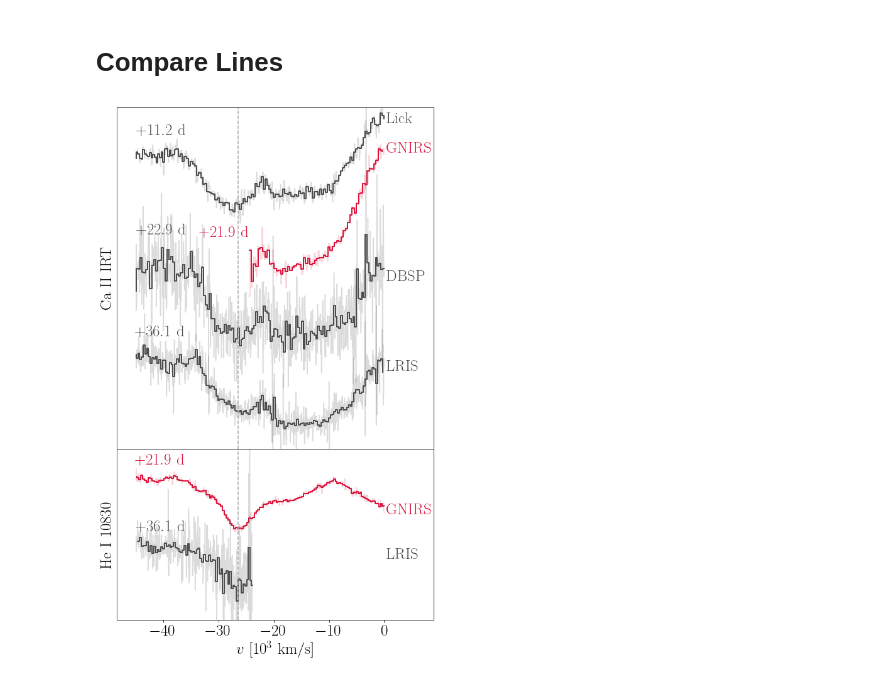
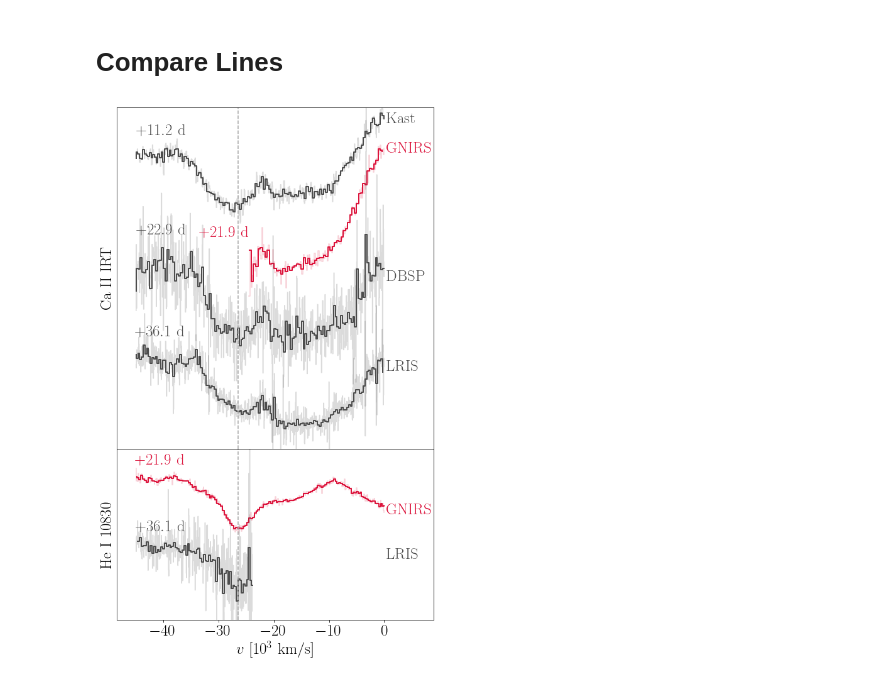
Before and after one commit to slowdivePTG/SN2020jgb, a Jupyter notebook: rv/SN2020jgb/CaII_HeI_hvf.ipynb, the cells around one changed output. Cells and saved outputs as stored; diff of their text form; code cells hidden in the pictures.

```diff
--- a/rv/SN2020jgb/CaII_HeI_hvf.ipynb
+++ b/rv/SN2020jgb/CaII_HeI_hvf.ipynb
@@ -202,7 +202,7 @@ ax1 = fig.add_subplot(gs[-1, :])
 Ca_II_IRT = 8662.140
 col_Ca = ['0.3', 'crimson', '0.3', '0.3']
 instru = [
-    r'\mathrm{Lick}', r'\mathrm{GNIRS}', r'\mathrm{DBSP}', r'\mathrm{LRIS}'
+    r'\mathrm{Kast}', r'\mathrm{GNIRS}', r'\mathrm{DBSP}', r'\mathrm{LRIS}'
 ]
 compare_lines(spec_files,
               ax0,
@@ -215,31 +215,31 @@ compare_lines(spec_files,
               bin_size=300,
               col=col_Ca,
               instru=instru)
 ax0.set_ylim(-4.0, 2.7)
 ax0.set_xticks([])
 ax0.set_xlabel('')
 ax0.set_ylabel(r'$\mathrm{Ca\ II\ IRT}$')
 
 HeI = 10830
 col_He = ['crimson', '0.3']
 instru_He = [r'\mathrm{GNIRS}', r'\mathrm{LRIS}']
 compare_lines(spec_He_files,
               ax1,
               line=HeI,
               vmax=-45000,
               vmin=0,
               phase_min=11,
               phase_max=37,
               norm_fac=1,
               bin_size=300,
               col=col_He,
               instru=instru_He)
 ax1.set_ylim(-1.6, 2.3)
 ax1.set_ylabel(r'$\mathrm{He\ I}\ 10830$')
 
 ax0.axvline(-26.5, color='darkgrey', linestyle='--')
 ax1.axvline(-26.5, color='darkgrey', linestyle='--')
 
 plt.savefig('../../paper/figures/CaII_HeI_hvf.pdf', bbox_inches='tight')
 # %% [output]
-[figure, old version]
+[figure, new version]
```
Also changed, not shown: 11 other files.
